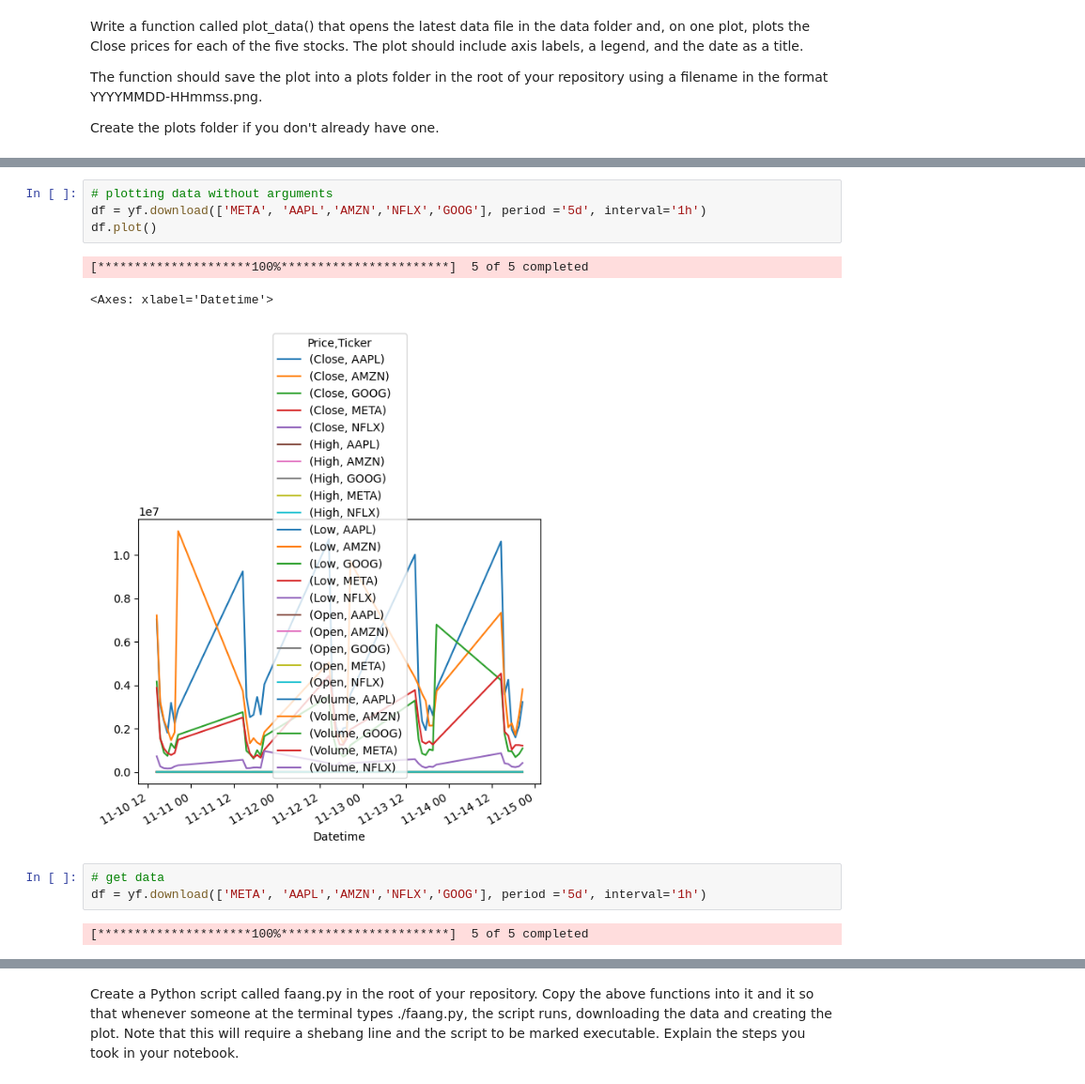
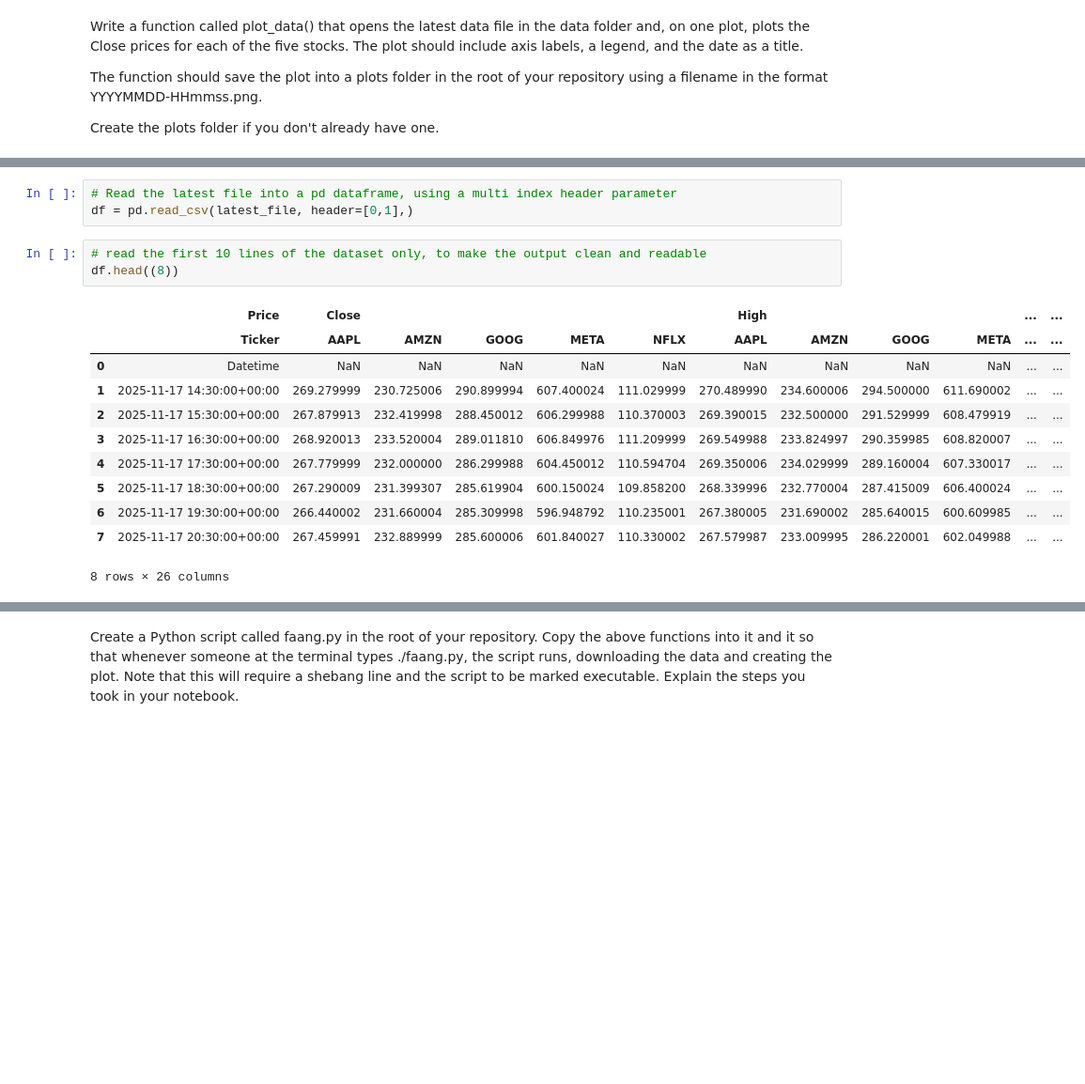
Before and after one commit to Maroua-El-Imame/my-assessment-computer-infrastructure, a Jupyter notebook: problems.ipynb, the cells around one changed output, grey strips where cells are left out. Shown at 94% size. Drawn from its saved outputs; the diff is of its cells as text; blank space fills up the shorter version.

```diff
--- a/problems.ipynb
+++ b/problems.ipynb
@@ -130,13 +156,18 @@ latest_file
-# %%
-# plotting data without arguments
-df = yf.download(['META', 'AAPL','AMZN','NFLX','GOOG'], period ='5d', interval='1h')
-df.plot()
-# %% [output]
-[*********************100%***********************]  5 of 5 completed
-<Axes: xlabel='Datetime'>
-[figure, removed]
-# %%
-# get data
-df = yf.download(['META', 'AAPL','AMZN','NFLX','GOOG'], period ='5d', interval='1h')
-# %% [output]
-[*********************100%***********************]  5 of 5 completed
+# %%
+# Read the latest file into a pd dataframe, using a multi index header parameter
+df = pd.read_csv(latest_file, header=[0,1],)
+# %%
+# read the first 10 lines of the dataset only, to make the output clean and readable
+df.head((8))
+# %% [output]
+|  | Price | Close |  |  |  |  | High |  |  |  | ... | ... |
+|  | Ticker | AAPL | AMZN | GOOG | META | NFLX | AAPL | AMZN | GOOG | META | ... | ... |
+| 0 | Datetime | NaN | NaN | NaN | NaN | NaN | NaN | NaN | NaN | NaN | ... | ... |
+| 1 | 2025-11-17 14:30:00+00:00 | 269.279999 | 230.725006 | 290.899994 | 607.400024 | 111.029999 | 270.489990 | 234.600006 | 294.500000 | 611.690002 | ... | ... |
+| 2 | 2025-11-17 15:30:00+00:00 | 267.879913 | 232.419998 | 288.450012 | 606.299988 | 110.370003 | 269.390015 | 232.500000 | 291.529999 | 608.479919 | ... | ... |
+| 3 | 2025-11-17 16:30:00+00:00 | 268.920013 | 233.520004 | 289.011810 | 606.849976 | 111.209999 | 269.549988 | 233.824997 | 290.359985 | 608.820007 | ... | ... |
+| 4 | 2025-11-17 17:30:00+00:00 | 267.779999 | 232.000000 | 286.299988 | 604.450012 | 110.594704 | 269.350006 | 234.029999 | 289.160004 | 607.330017 | ... | ... |
+| 5 | 2025-11-17 18:30:00+00:00 | 267.290009 | 231.399307 | 285.619904 | 600.150024 | 109.858200 | 268.339996 | 232.770004 | 287.415009 | 606.400024 | ... | ... |
+| 6 | 2025-11-17 19:30:00+00:00 | 266.440002 | 231.660004 | 285.309998 | 596.948792 | 110.235001 | 267.380005 | 231.690002 | 285.640015 | 600.609985 | ... | ... |
+| 7 | 2025-11-17 20:30:00+00:00 | 267.459991 | 232.889999 | 285.600006 | 601.840027 | 110.330002 | 267.579987 | 233.009995 | 286.220001 | 602.049988 | ... | ... |
+8 rows × 26 columns
```
Also changed, not shown: parts of 21 cells of this notebook, 24 other files.
